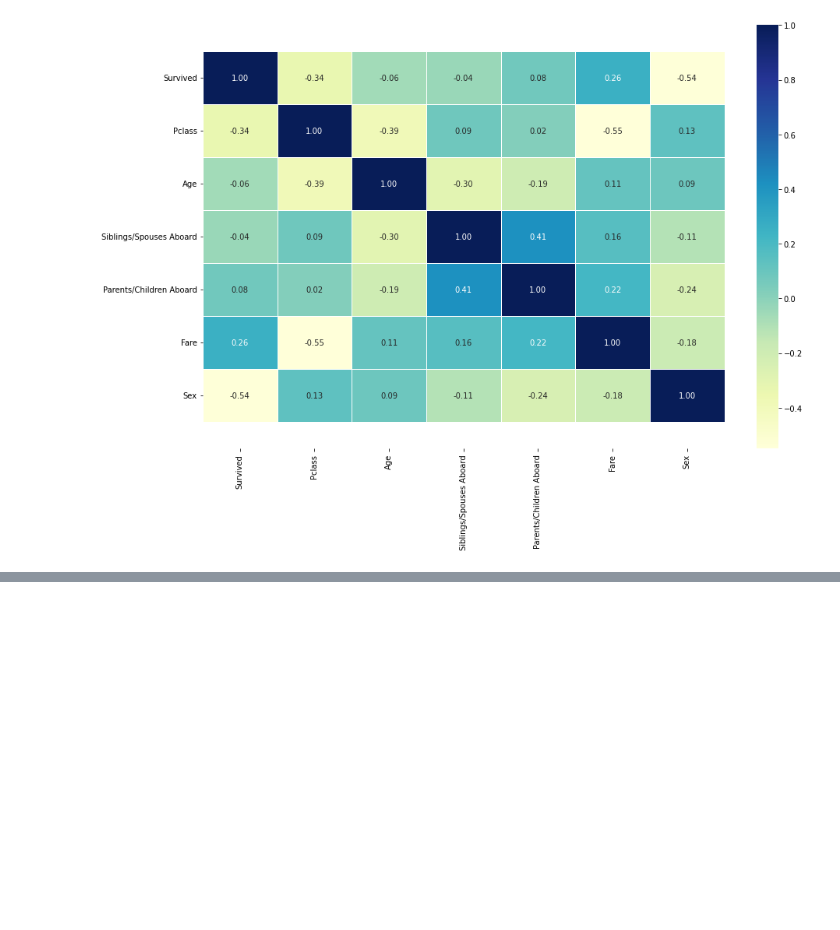
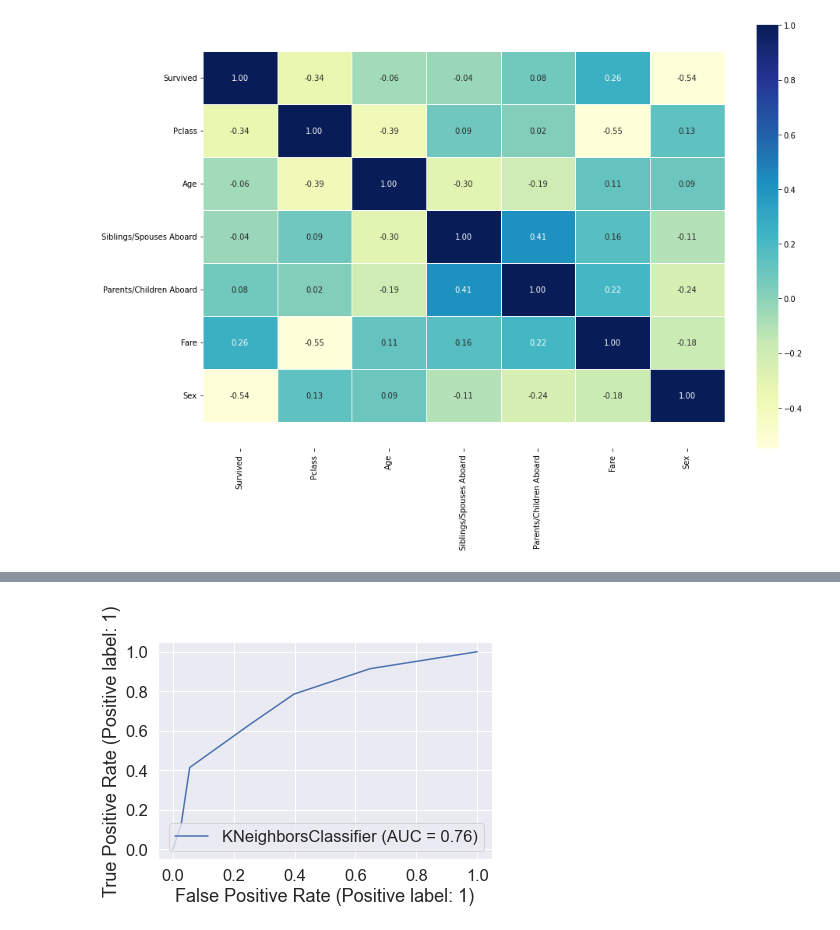
Before and after one commit to shamimsikder/ML-Exercises, a Jupyter notebook: Exercise Project/Titanic Project.ipynb, the cells around one changed output, grey strips where cells are left out. Cells and saved outputs as stored; diff of their text form; code cells hidden in the pictures; blank space fills up the shorter version.

Commit message:
Adding Classification Report,Confusion Matrix,ROC Curve Function for Evaluation

```diff
--- a/Exercise Project/Titanic Project.ipynb
+++ b/Exercise Project/Titanic Project.ipynb
@@ -294,0 +253,8 @@ rf_evaluation.T.plot.bar(legend=False);
+# %%
+def roc_curve(model,x_train,x_test,y_train,y_test):
+
+    model = model.fit(x_train, y_train)
+
+    roc_curve = RocCurveDisplay.from_estimator(model,x_test,y_test)
+
+    return roc_curve
@@ -294,0 +263,27 @@ rf_evaluation.T.plot.bar(legend=False);
+# %%
+def confusion_mat(model,x_train,x_test,y_train,y_test):
+
+    model = model.fit(x_train, y_train)
+
+    y_pred = model.predict(x_test)
+
+    confusion_m = confusion_matrix(y_test, y_pred)
+
+    return confusion_m
+
+sns.set(font_scale = 1.5)
+
+def plot_conf_mat(model,x_train,x_test,y_train,y_test):
+
+    model = model.fit(x_train, y_train)
+
+    y_pred = model.predict(x_test)
+
+    fig, ax = plt.subplots(figsize = (5,5))
+
+    ax = sns.heatmap(confusion_mat(model,x_train,x_test,y_train,y_test),
+                     annot = True,
+                     cbar = False)
+
+    plt.xlabel("True Label")
+    plt.ylabel("Predicted Label")
@@ -294,0 +326,4 @@ rf_evaluation.T.plot.bar(legend=False);
+# %%
+roc_curve(KNN,x_train, x_test,y_train, y_test);
+# %% [output]
+[figure, added]
```
Also changed, not shown: parts of 28 cells of this notebook.
